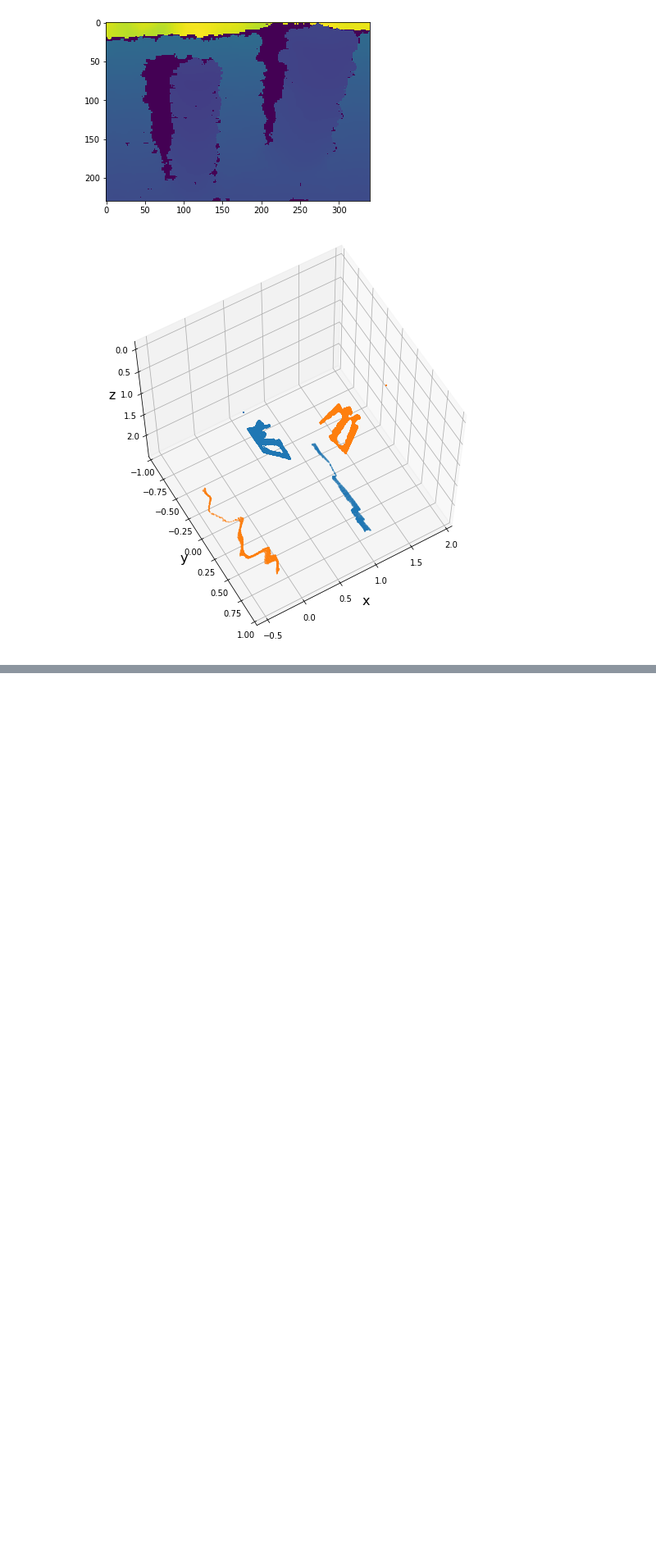
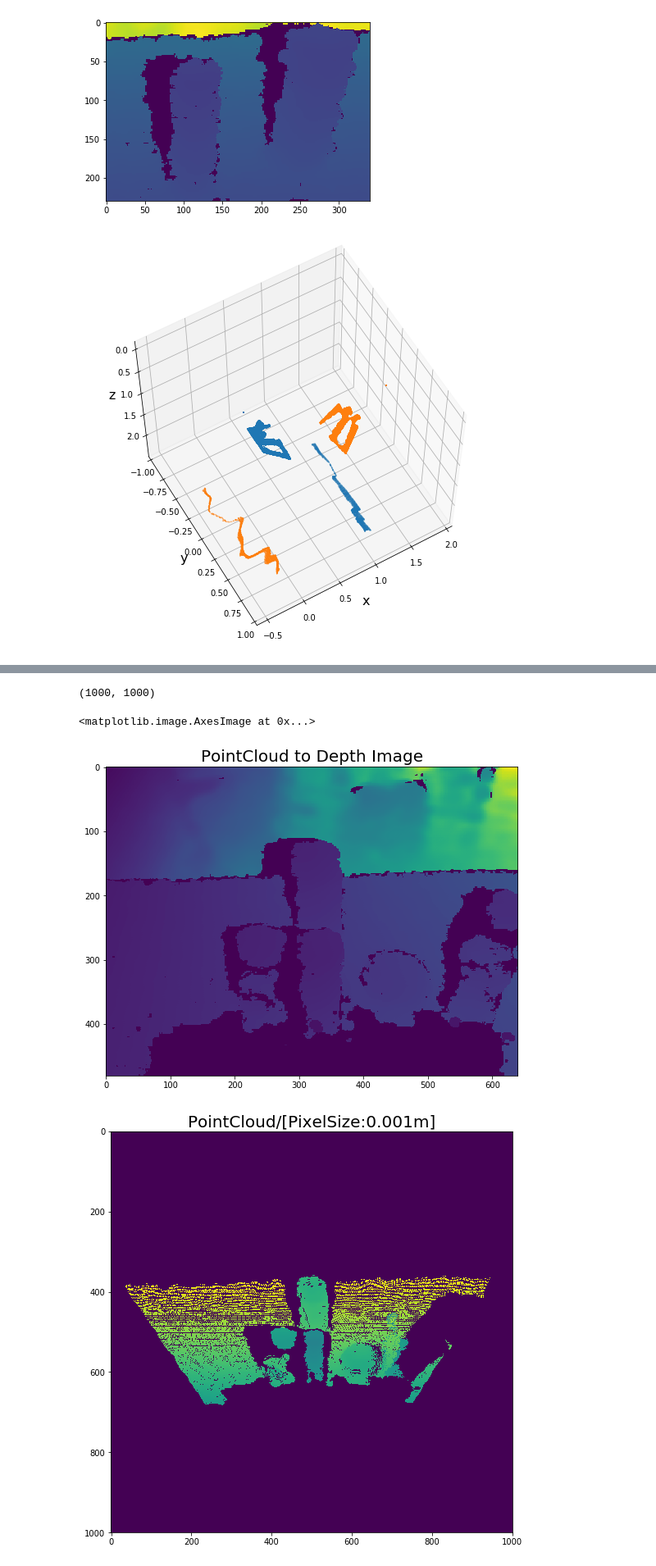
Before and after one commit to park-sangbeom/kinematics-usage, a Jupyter notebook: code/demo/demo_projection.ipynb, the cells around one changed output, grey strips where cells are left out. Shown at 82% size. Saved outputs shown, nothing was run; the diff lists cells and outputs as text; code cells hidden in the pictures; blank space fills up the shorter version.

```diff
--- a/code/demo/demo_projection.ipynb
+++ b/code/demo/demo_projection.ipynb
@@ -274,0 +291,39 @@ plt.scatter(height_map[:,0], height_map[:,1])
+# %%
+data = np.load("./depth_data/depth_multi_objs_2.npy")
+points = get_pointcloud(data*0.001, intrinsic)
+fig = plt.figure(figsize=(9,9))
+plt.title("PointCloud to Depth Image", fontsize=20)
+plt.imshow(points[:,:,0]+points[:,:,1]+points[:,:,2])
+bounds = np.array([[-0.5,0.5],
+                   [-0.5,0.5],
+                   [-0,2]])
+
+height_map = get_heightmap(points, bounds, pixel_size=0.001)
+fig = plt.figure(figsize=(9,9))
+print(height_map.shape)
+plt.title("PointCloud/[PixelSize:0.001m]", fontsize=20)
+plt.imshow(height_map)
+
+rot_y_mat = Rotation_X(-np.math.pi/4)
+trans_mat = Translation(x=-0., y=0.0, z=0)
+homo_mat = HT_matrix(Rotation=rot_y_mat, Position=trans_mat)
+homo_inv_mat = np.linalg.inv(homo_mat)
+
+new_points = transform_pointcloud(points, homo_inv_mat)
+# fig = plt.figure(figsize=(9,9))
+# plt.imshow(new_points[:,:,0]+new_points[:,:,1]+new_points[:,:,2])
+
+new_bounds = np.array([[-0.6,0.6],
+                   [-1.,0],
+                   [-0,1]])
+
+
+new_height_map = get_heightmap(new_points, new_bounds, pixel_size=0.001)
+fig = plt.figure(figsize=(9,9))
+plt.title("Orthograpic Projection/PixelSize:[0.001m]", fontsize=20)
+plt.imshow(new_height_map)
+# %% [output]
+(1000, 1000)
+<matplotlib.image.AxesImage at 0x...>
+[figure, added]
+[figure, added]
```
Also changed, not shown: parts of 10 cells of this notebook.
